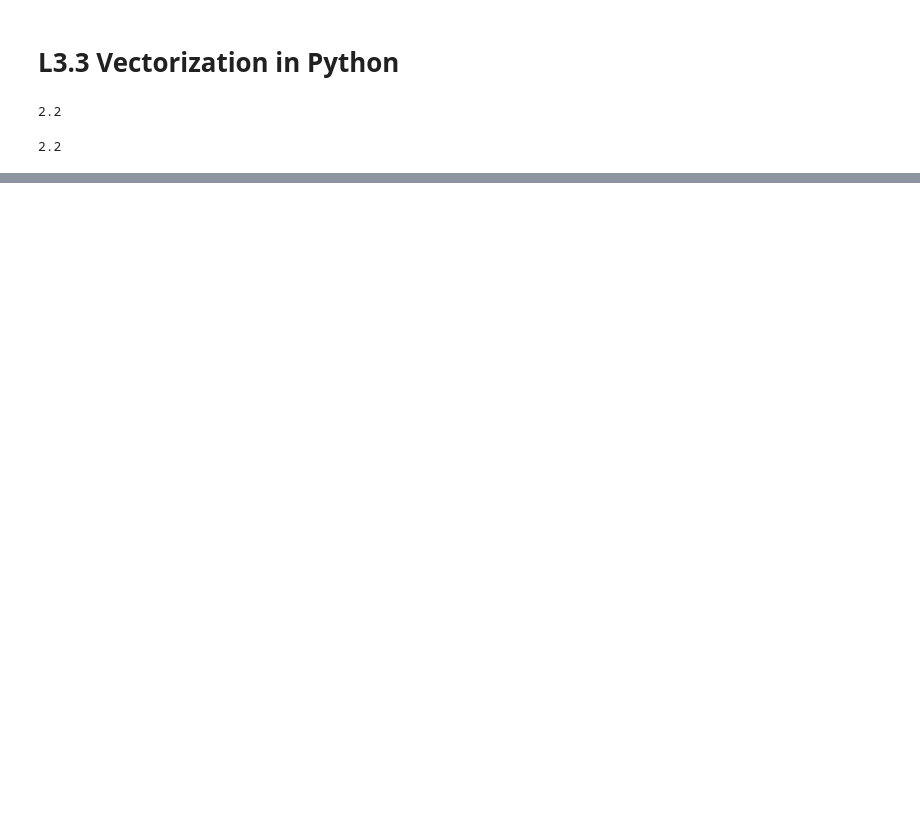
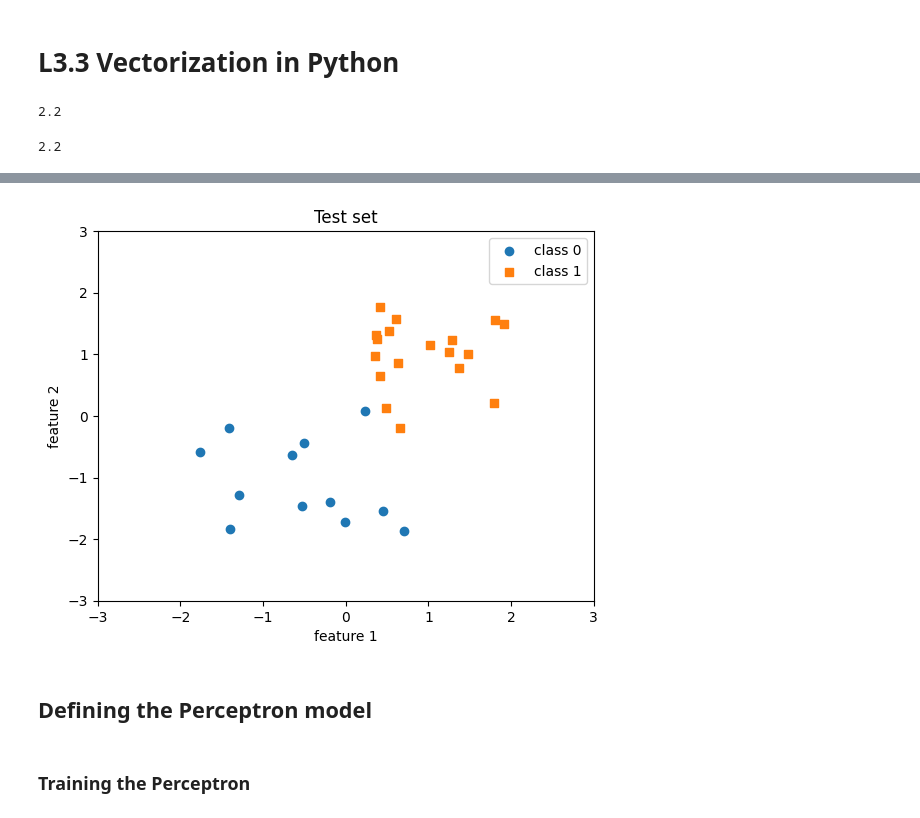
Before and after one commit to XinyueArielFu/ML-DL-learning-practices, a Jupyter notebook: deep-learning/L3_perceptrons.ipynb, the cells around one changed output, grey strips where cells are left out. Cells and saved outputs as stored; diff of their text form; code cells hidden in the pictures; blank space fills up the shorter version.

```diff
--- a/deep-learning/L3_perceptrons.ipynb
+++ b/deep-learning/L3_perceptrons.ipynb
@@ -59,0 +134,14 @@ The slowest run took 10.65 times longer than the fastest. This could mean that a
+# %%
+plt.scatter(X_test[y_test==0, 0], X_test[y_test==0, 1], label='class 0', marker='o')
+plt.scatter(X_test[y_test==1, 0], X_test[y_test==1, 1], label='class 1', marker='s')
+plt.title('Test set')
+plt.xlabel('feature 1')
+plt.ylabel('feature 2')
+plt.xlim([-3, 3])
+plt.ylim([-3, 3])
+plt.legend()
+plt.show()
+# %% [output]
+[figure, added]
+# %% [markdown]
+## Defining the Perceptron model
@@ -59,0 +185,2 @@ The slowest run took 10.65 times longer than the fastest. This could mean that a
+# %% [markdown]
+### Training the Perceptron
```
Also changed, not shown: parts of 25 cells of this notebook, 2 other files.
